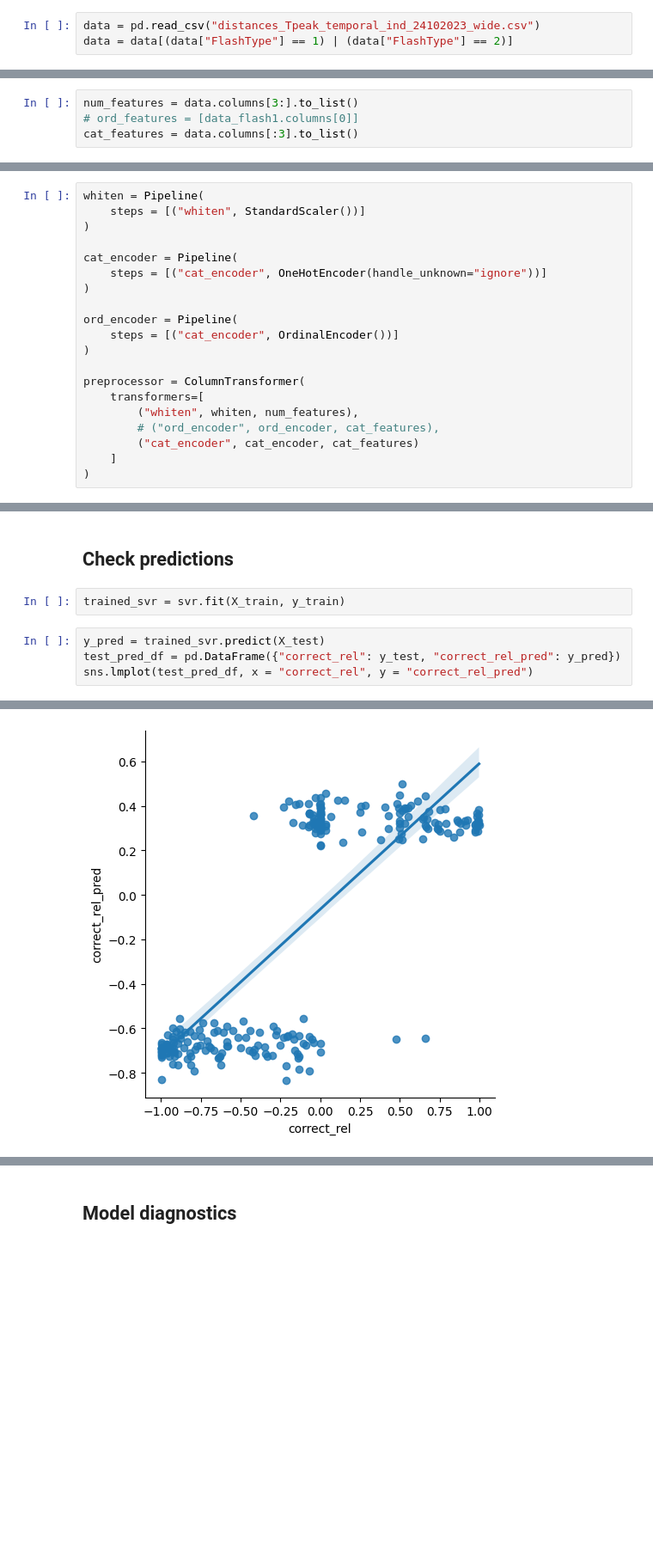
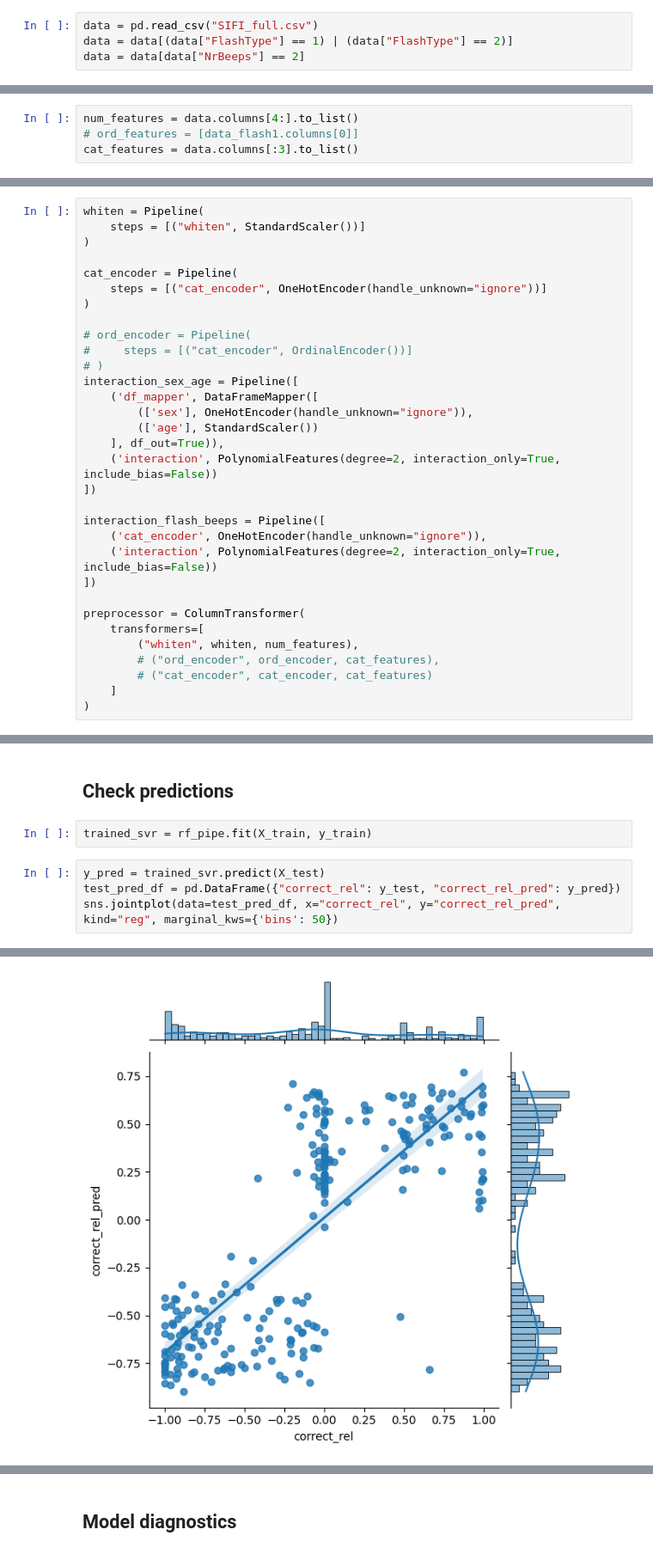
Before and after one commit to victoris93/cost-grads, a Jupyter notebook: svr_correct_rel.ipynb, the cells around one changed output, grey strips where cells are left out. Shown at 86% size. Cells and saved outputs as stored; diff of their text form; blank space fills up the shorter version.

```diff
--- a/svr_correct_rel.ipynb
+++ b/svr_correct_rel.ipynb
@@ -12,5 +12,6 @@ from sklearn.pipeline import Pipeline
 from sklearn.model_selection import StratifiedKFold, KFold
 import seaborn as sns
 # %%
-data = pd.read_csv("distances_Tpeak_temporal_ind_24102023_wide.csv")
+data = pd.read_csv("SIFI_full.csv")
 data = data[(data["FlashType"] == 1) | (data["FlashType"] == 2)]
+data = data[data["NrBeeps"] == 2]
@@ -43,6 +28,6 @@ data = data.drop(["participant_id","correct", "rt","correct_abs", "rt_abs", "cor
 # %% [markdown]
 ## Pipeline
 # %%
-num_features = data.columns[3:].to_list()
+num_features = data.columns[4:].to_list()
 # ord_features = [data_flash1.columns[0]]
 cat_features = data.columns[:3].to_list()
@@ -55,14 +49,26 @@ cat_encoder = Pipeline(
     steps = [("cat_encoder", OneHotEncoder(handle_unknown="ignore"))]
 )
 
-ord_encoder = Pipeline(
-    steps = [("cat_encoder", OrdinalEncoder())]
-)
+# ord_encoder = Pipeline(
+#     steps = [("cat_encoder", OrdinalEncoder())]
+# )
+interaction_sex_age = Pipeline([
+    ('df_mapper', DataFrameMapper([
+        (['sex'], OneHotEncoder(handle_unknown="ignore")),
+        (['age'], StandardScaler())
+    ], df_out=True)),
+    ('interaction', PolynomialFeatures(degree=2, interaction_only=True, include_bias=False))
+])
+
+interaction_flash_beeps = Pipeline([
+    ('cat_encoder', OneHotEncoder(handle_unknown="ignore")),
+    ('interaction', PolynomialFeatures(degree=2, interaction_only=True, include_bias=False))
+])
 
 preprocessor = ColumnTransformer(
     transformers=[
         ("whiten", whiten, num_features),
         # ("ord_encoder", ord_encoder, cat_features),
-        ("cat_encoder", cat_encoder, cat_features)
+        # ("cat_encoder", cat_encoder, cat_features)
     ]
 )
@@ -148,9 +169,9 @@ Text(0.5, 1.0, 'Coefficient importance and its variability')
 # %% [markdown]
 ## Check predictions
 # %%
-trained_svr = svr.fit(X_train, y_train)
+trained_svr = rf_pipe.fit(X_train, y_train)
 # %%
 y_pred = trained_svr.predict(X_test)
 test_pred_df = pd.DataFrame({"correct_rel": y_test, "correct_rel_pred": y_pred})
-sns.lmplot(test_pred_df, x = "correct_rel", y = "correct_rel_pred")
+sns.jointplot(data=test_pred_df, x="correct_rel", y="correct_rel_pred", kind="reg", marginal_kws={'bins': 50})
 # %% [output]
@@ -158 +179 @@ sns.lmplot(test_pred_df, x = "correct_rel", y = "correct_rel_pred")
-[figure, old version]
+[figure, new version]
```
Also changed, not shown: parts of 15 cells of this notebook.
